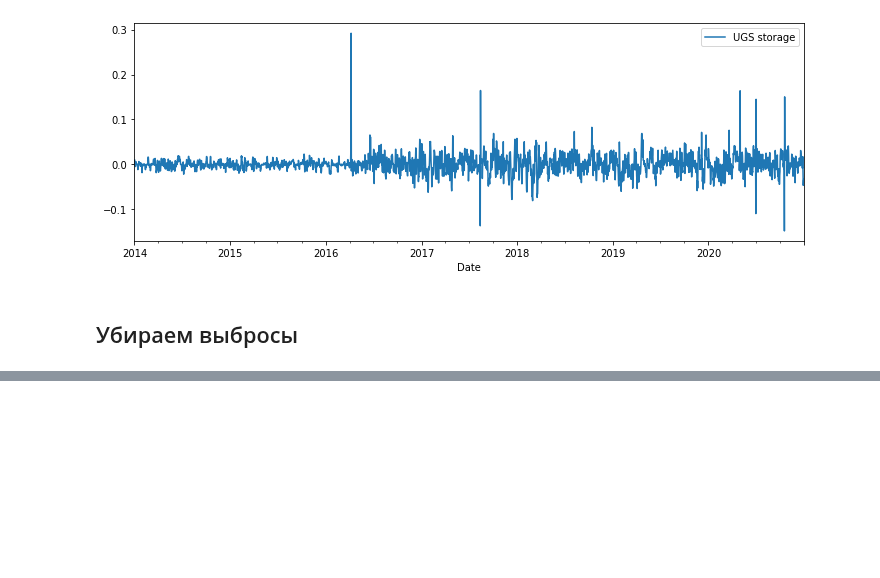
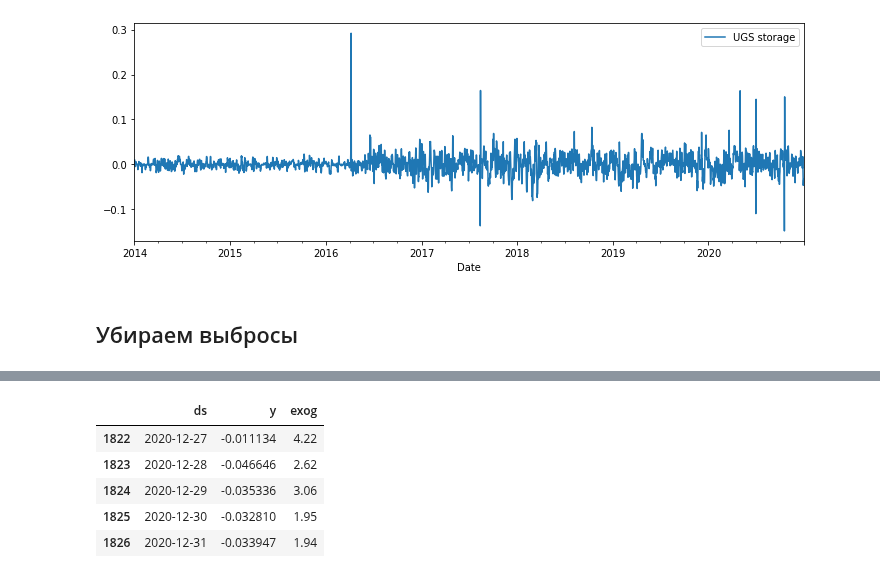
Before and after one commit to endygamedev/university, a Jupyter notebook: 3-course-6-semester/forecasting-methods/4. Exogenous factors/4.2 Task.ipynb, the cells around one changed output, grey strips where cells are left out. Saved outputs shown, nothing was run; the diff lists cells and outputs as text; code cells hidden in the pictures; blank space fills up the shorter version.

```diff
--- a/3-course-6-semester/forecasting-methods/4. Exogenous factors/4.2 Task.ipynb
+++ b/3-course-6-semester/forecasting-methods/4. Exogenous factors/4.2 Task.ipynb
@@ -98,0 +117,9 @@ data.loc[(data.index > "2013-12-31") & (data.index < "2014-06-11")]
+# %%
+data_prophet.tail()
+# %% [output]
+|  | ds | y | exog |
+| 1822 | 2020-12-27 | -0.011134 | 4.22 |
+| 1823 | 2020-12-28 | -0.046646 | 2.62 |
+| 1824 | 2020-12-29 | -0.035336 | 3.06 |
+| 1825 | 2020-12-30 | -0.032810 | 1.95 |
+| 1826 | 2020-12-31 | -0.033947 | 1.94 |
```
Also changed, not shown: parts of 17 cells of this notebook.
